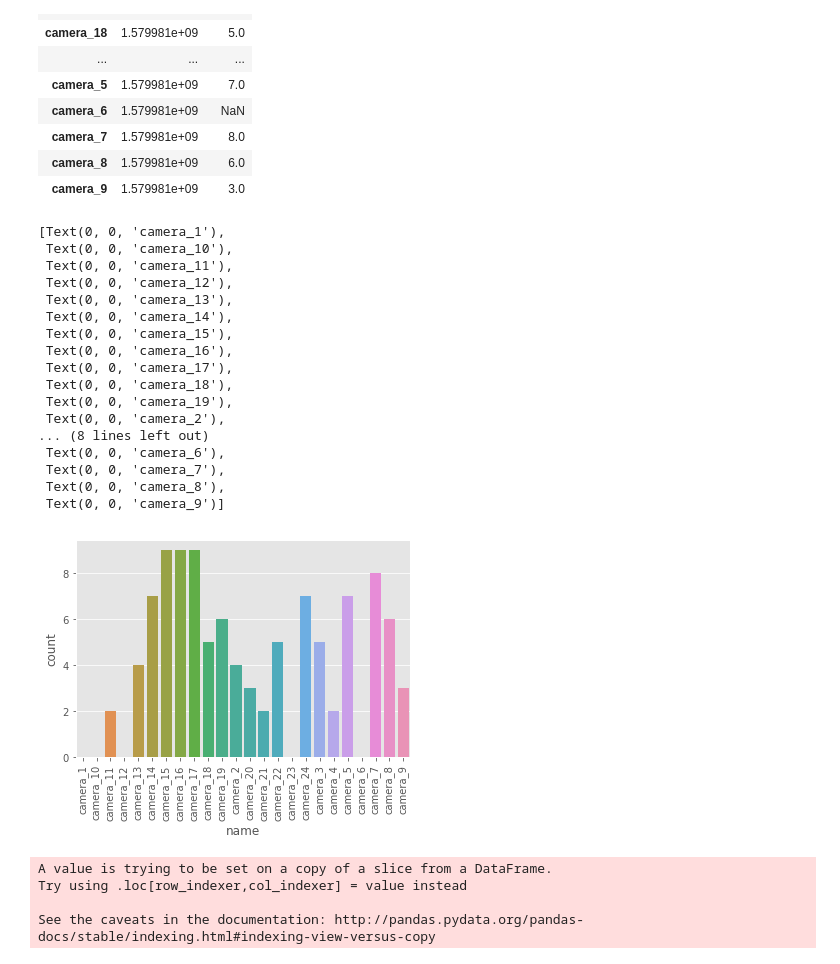
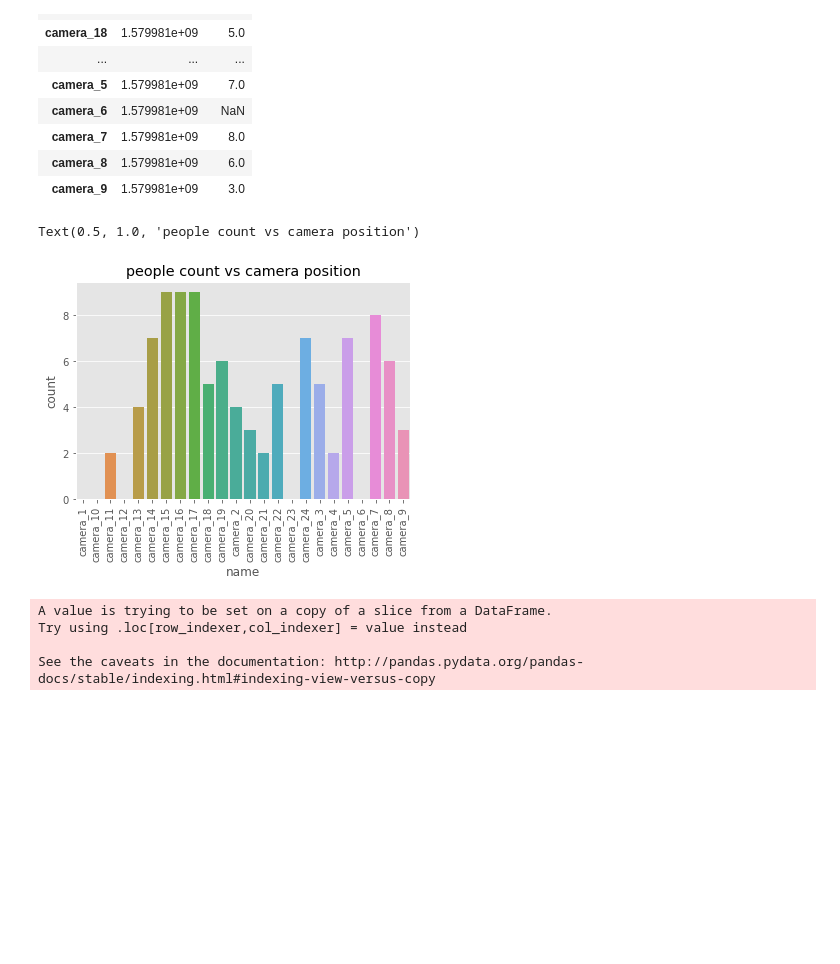
Before and after one commit to glebite/uatu, a Jupyter notebook: src/uatu-analysis.ipynb, the cells around one changed output. Saved outputs shown, nothing was run; the diff lists cells and outputs as text; code cells hidden in the pictures; blank space fills up the shorter version.

Commit message:
added title, rotation of text

```diff
--- a/src/uatu-analysis.ipynb
+++ b/src/uatu-analysis.ipynb
@@ -49,27 +49,12 @@ grouped
 # %%
 sorted_by_camera = grouped.sort_values('name', )
 sorted_by_camera.reset_index(inplace=True)
 chart = sns.barplot(data = sorted_by_camera, x = 'name', y= 'count')
 chart.set_xticklabels(chart.get_xticklabels(), rotation=90)
+chart.set_title('people count vs camera position')
 # %% [output]
-[Text(0, 0, 'camera_1'),
- Text(0, 0, 'camera_10'),
- Text(0, 0, 'camera_11'),
- Text(0, 0, 'camera_12'),
- Text(0, 0, 'camera_13'),
- Text(0, 0, 'camera_14'),
- Text(0, 0, 'camera_15'),
- Text(0, 0, 'camera_16'),
- Text(0, 0, 'camera_17'),
- Text(0, 0, 'camera_18'),
- Text(0, 0, 'camera_19'),
- Text(0, 0, 'camera_2'),
-... (8 lines left out)
- Text(0, 0, 'camera_6'),
- Text(0, 0, 'camera_7'),
- Text(0, 0, 'camera_8'),
- Text(0, 0, 'camera_9')]
+Text(0.5, 1.0, 'people count vs camera position')
-[figure, old version]
+[figure, new version]
 # %%
 oo2 = oo.dropna()
 oo2['timestamp'] = oo2['timestamp'].apply(lambda t: time.strftime("%d-%m-%y", time.localtime(int(t))))
```
